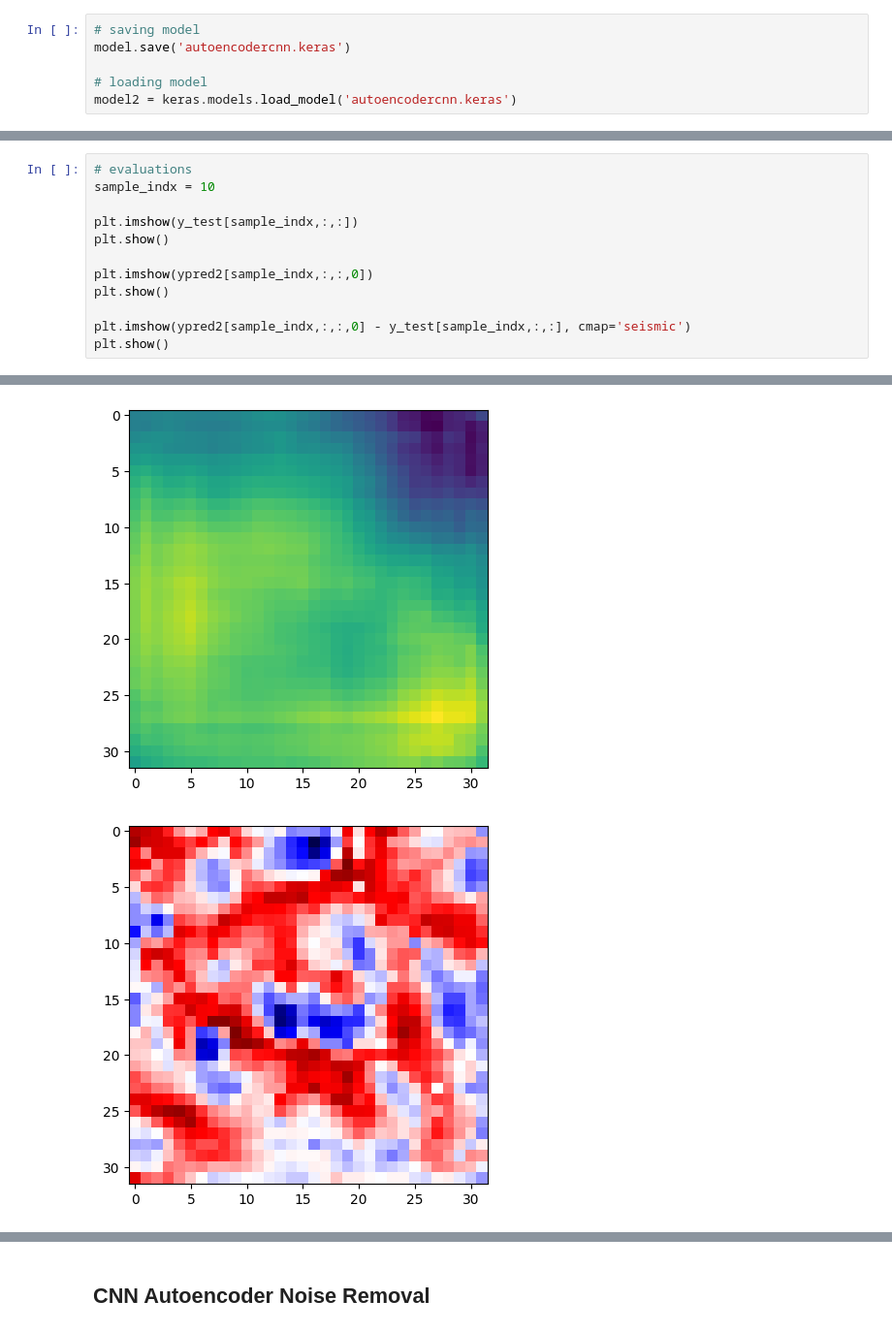
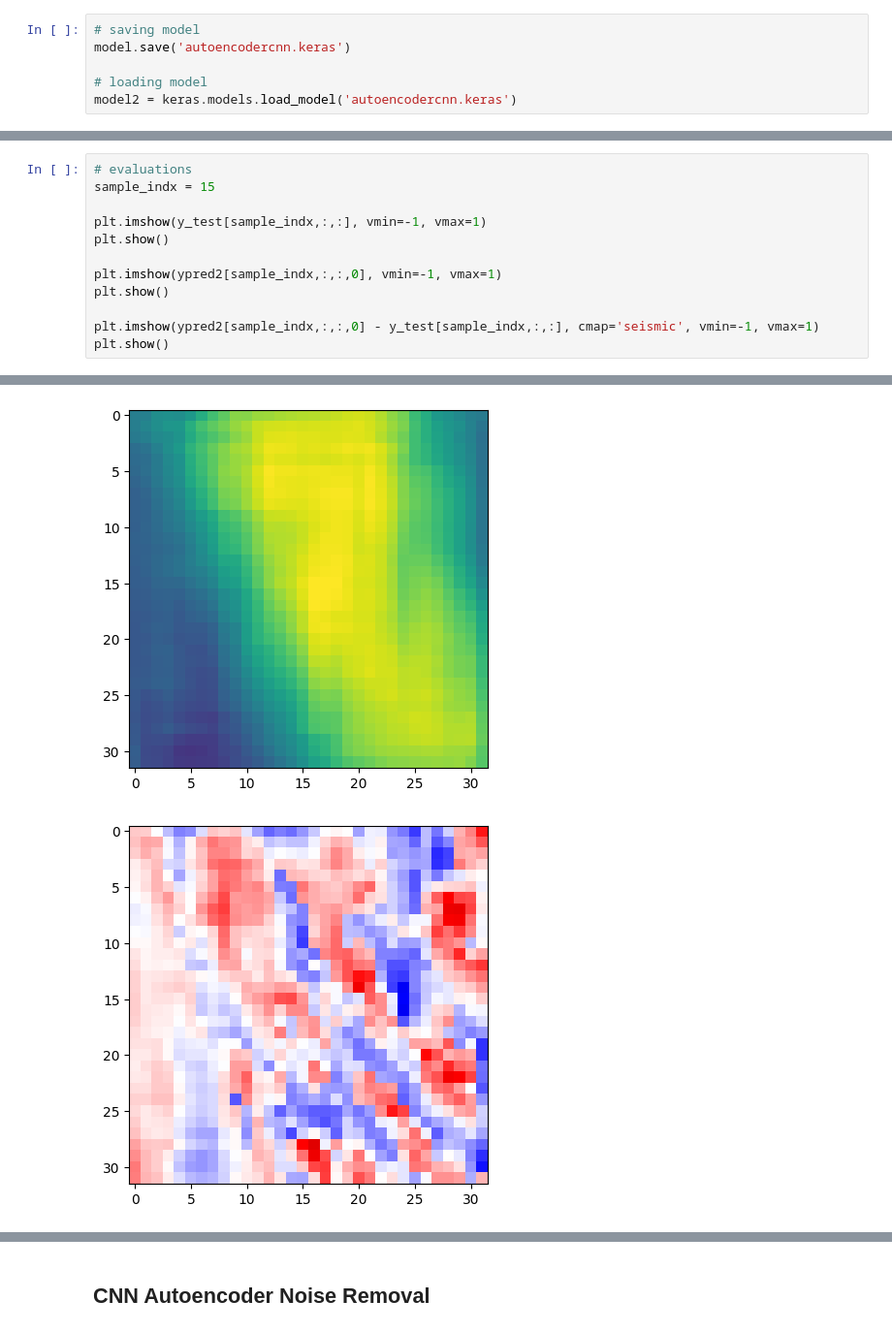
Before and after one commit to mariajmolina/UMDAOSC650, a Jupyter notebook: autoencoder.ipynb, the cells around one changed output, grey strips where cells are left out. Shown at 97% size. Cells and saved outputs as stored; diff of their text form.

```diff
--- a/autoencoder.ipynb
+++ b/autoencoder.ipynb
@@ -495,13 +501,13 @@ plt.show()
 # %%
 # evaluations
-sample_indx = 10
+sample_indx = 15
 
-plt.imshow(y_test[sample_indx,:,:])
+plt.imshow(y_test[sample_indx,:,:], vmin=-1, vmax=1)
 plt.show()
 
-plt.imshow(ypred2[sample_indx,:,:,0])
+plt.imshow(ypred2[sample_indx,:,:,0], vmin=-1, vmax=1)
 plt.show()
 
-plt.imshow(ypred2[sample_indx,:,:,0] - y_test[sample_indx,:,:], cmap='seismic')
+plt.imshow(ypred2[sample_indx,:,:,0] - y_test[sample_indx,:,:], cmap='seismic', vmin=-1, vmax=1)
 plt.show()
 # %% [output]
@@ -509,5 +515,5 @@ plt.show()
-[figure, old version]
+[figure, new version]
-[figure, old version]
+[figure, new version]
 # %%
 # evaluations (MSE)
 mean_squared_error(np.ndarray.flatten(y_test), np.ndarray.flatten(ypred2[:,:,:,0]))
```
Also changed, not shown: parts of 28 cells of this notebook.
